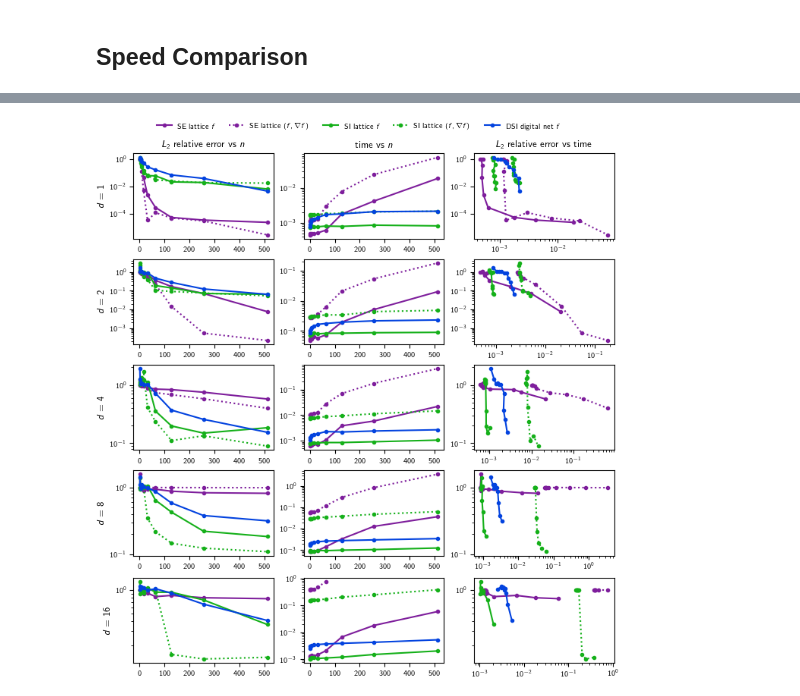
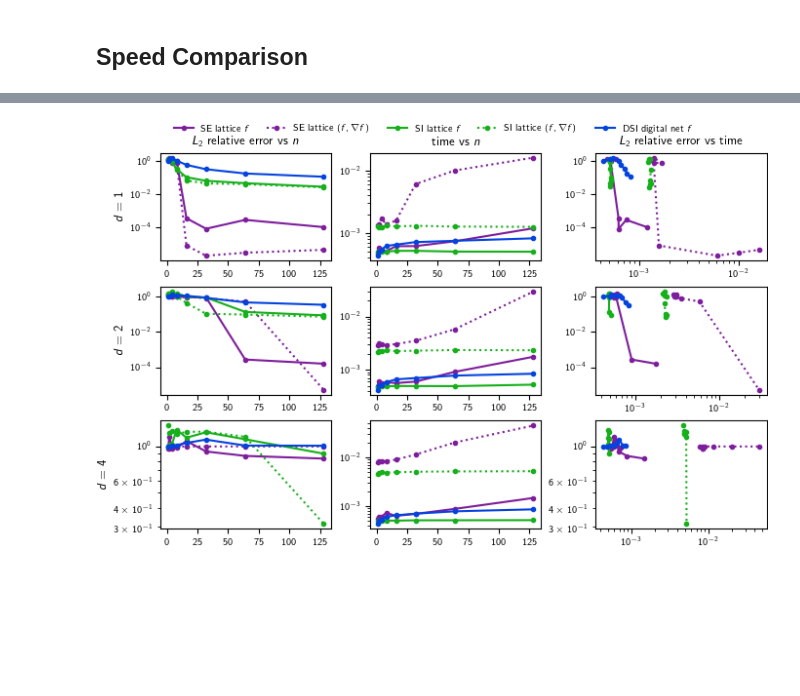
Before and after one commit to alegresor/fastgps, a Jupyter notebook: docs/examples/probnum25_paper/probnum25_paper.ipynb, the cells around one changed output, grey strips where cells are left out. Drawn from its saved outputs; the diff is of its cells as text; code cells hidden in the pictures; blank space fills up the shorter version.

```diff
--- a/docs/examples/probnum25_paper/probnum25_paper.ipynb
+++ b/docs/examples/probnum25_paper/probnum25_paper.ipynb
@@ -395,7 +395,7 @@ lbetas_grad = [torch.zeros((1,d),dtype=int)]+[ej for ej in torch.eye(d,dtype=int
 gps = [
     ["SE lattice", fastgp.StandardGP([lattice]*len(lbetas_no_grad),derivatives=lbetas_no_grad,num_tasks=len(lbetas_no_grad)),False],
     #[r"Fast GPR, SI kernel, lattice $\alpha = 2$", qp.FGPRLattice(lattice,n,lbetas=lbetas_no_grad,alpha=2),False],
-    [r"SI lattice", fastgp.FastGPLattice([lattice]*len(lbetas_no_grad),derivatives=lbetas_no_grad,alpha=3,num_tasks=len(lbetas_no_grad)),False],
+    [r"SI lattice", fastgp.FastGPLattice([lattice]*len(lbetas_no_grad),derivatives=lbetas_no_grad,alpha=2,num_tasks=len(lbetas_no_grad)),False],
     #[r"Fast GPR, SI kernel, lattice $\alpha = 4$", qp.FGPRLattice(lattice,n,lbetas=lbetas_no_grad,alpha=4),False],
     #[r"Fast GPR, DSI kernel, digital net $\alpha = 2$", qp.FGPRDigitalNetB2(dnb2,n,lbetas=lbetas_no_grad,alpha=2),False],
     #[r"Fast GPR, DSI kernel, digital net $\alpha = 3$", qp.FGPRDigitalNetB2(dnb2,n,lbetas=lbetas_no_grad,alpha=3),False],
@@ -520,7 +520,10 @@ for i,(name,gp) in enumerate(gps_grad):
     t0 = time.perf_counter()
     data = gp.fit(
         #xticks,yticks,
-        iterations=500,verbose=50,stop_crit_wait_iterations=500)
+        #iterations=500,
+        #verbose=50,
+        #stop_crit_wait_iterations=500
+    )
     times[i] = time.perf_counter()-t0
 # %% [output]
 SE lattice
@@ -632,11 +633,13 @@ assert False
 # %% [markdown]
 ## Speed Comparison
 # %%
-dvec = 2**torch.arange(0,5,dtype=int)
-nvec = 2**torch.arange(0,10,dtype=int)
+# dvec = 2**torch.arange(0,5,dtype=int)
+# nvec = 2**torch.arange(0,10,dtype=int)
+dvec = 2**torch.arange(0,3,dtype=int)
+nvec = 2**torch.arange(0,8,dtype=int)
 gps = [
-    ["SE lattice", lambda d,n,lbetas: (qp.GPR(qp.Lattice(d),n,lbetas=lbetas),1.07e-01*torch.ones(d),torch.tensor([1.01e+01]))],
-    ["SI lattice", lambda d,n,lbetas: (qp.FGPRLattice(qp.Lattice(d),n,lbetas=lbetas,alpha=3),1e0*torch.ones(d),torch.tensor([5e8]))],
-    ["DSI digital net", lambda d,n,lbetas: (qp.FGPRDigitalNetB2(qp.DigitalNetB2(d),n,lbetas=lbetas,alpha=4),2.74e-07*torch.ones(d),torch.tensor([1.53e+09]))],
+    ["SE lattice", lambda n,lbetas: (fastgp.StandardGP([qp.Lattice(d,seed=11) for i in range(len(lbetas))],derivatives=lbetas,num_tasks=len(lbetas)),1.07e-01*torch.ones(d),torch.tensor([1.01e+01]))],
+    ["SI lattice", lambda n,lbetas: (fastgp.FastGPLattice([qp.Lattice(d,seed=11) for i in range(len(lbetas))],derivatives=lbetas,alpha=2,num_tasks=len(lbetas)),1e0*torch.ones(d),torch.tensor([5e8]))],
+    ["DSI digital net", lambda n,lbetas: (fastgp.FastGPDigitalNetB2([qp.DigitalNetB2(d,seed=11,randomize='DS') for i in range(len(lbetas))],derivatives=lbetas,alpha=4,num_tasks=len(lbetas)),2.74e-07*torch.ones(d),torch.tensor([1.53e+09]))],
 ]
 # %%
@@ -700,9 +716,9 @@ d = 1
 # %%
-nvec = torch.load("./fgpr_figs/speed_accuracy_comp_data/nvec.pth")
-l2rerrors = torch.load("./fgpr_figs/speed_accuracy_comp_data/l2rerrors.pth")
-l2rerrors_grad = torch.load("./fgpr_figs/speed_accuracy_comp_data/l2rerrors_grad.pth")
-times = torch.load("./fgpr_figs/speed_accuracy_comp_data/times.pth")
-times_grad = torch.load("./fgpr_figs/speed_accuracy_comp_data/times_grad.pth")
+nvec = torch.load("speed_accuracy_comp_data/nvec.pth")
+l2rerrors = torch.load("speed_accuracy_comp_data/l2rerrors.pth")
+l2rerrors_grad = torch.load("speed_accuracy_comp_data/l2rerrors_grad.pth")
+times = torch.load("speed_accuracy_comp_data/times.pth")
+times_grad = torch.load("speed_accuracy_comp_data/times_grad.pth")
 ncols = 3
 # j_offset = 2
 # nrows = len(dvec)-j_offset-1
@@ -736,6 +752,6 @@ ax[0,0].set_title(r"$L_2$ relative error vs $n$")#,fontsize="xx-large")
 ax[0,1].set_title(r"time vs $n$")#,fontsize="xx-large")
 ax[0,2].set_title(r"$L_2$ relative error vs time")#,fontsize="xx-large")
 #fig.tight_layout()
-fig.savefig("./fgpr_figs/speed_accuracy_comp.pdf")#,dpi=256,bbox_inches="tight")
-#fig.savefig("./fgpr_figs/speed_accuracy_comp_trim.pdf")#,dpi=256,bbox_inches="tight")
+fig.savefig("speed_accuracy_comp.pdf")#,dpi=256,bbox_inches="tight")
+#fig.savefig("speed_accuracy_comp_trim.pdf")#,dpi=256,bbox_inches="tight")
 # %% [output]
@@ -752 +758 @@ fig.savefig("./fgpr_figs/speed_accuracy_comp.pdf")#,dpi=256,bbox_inches="tight")
-[figure, old version]
+[figure, new version]
```
Also changed, not shown: parts of 12 cells of this notebook, 2 other files.
